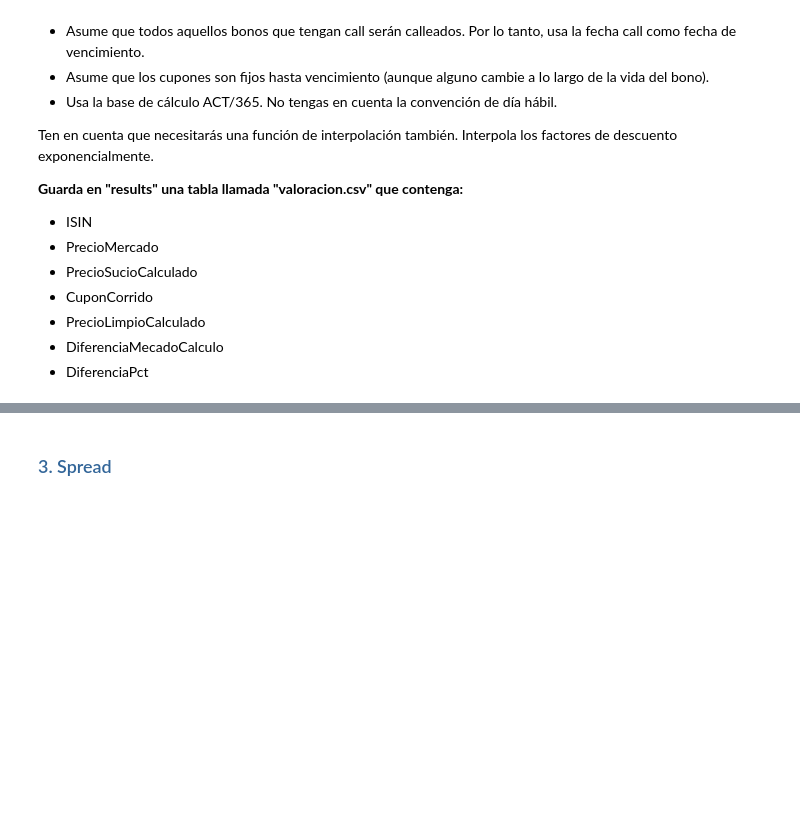
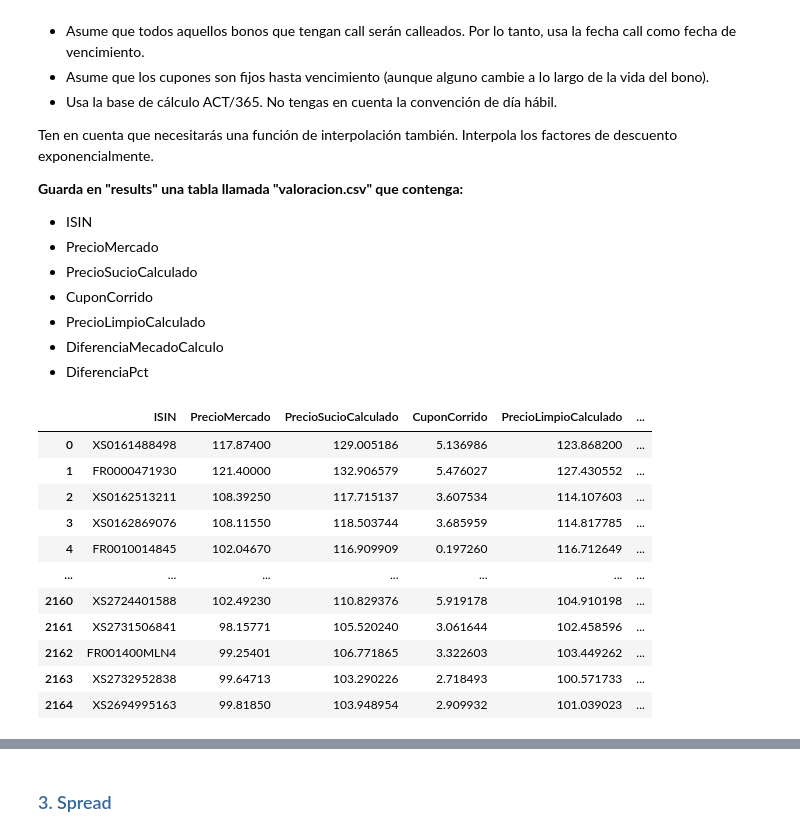
Before and after one commit to alejandroperezpujante/taller-rf-miax15, a Jupyter notebook: src/analisis_cartera.ipynb, the cells around one changed output, grey strips where cells are left out. Saved outputs shown, nothing was run; the diff lists cells and outputs as text; code cells hidden in the pictures; blank space fills up the shorter version.

```diff
--- a/src/analisis_cartera.ipynb
+++ b/src/analisis_cartera.ipynb
@@ -97,3 +279,14 @@ Saca conclusiones de estas tablas de control. Identifica al menos 2 posibles pro
+# %%
+fecha_valor = pd.Timestamp("2026-10-01")
+
+# Marcamos los bonos cuyo rescate se supone ejercido a la fecha de valoración.
+fechas_call = pd.to_datetime(universo["Next Call Date"], format="%d/%m/%Y")
+fechas_vencimiento = pd.to_datetime(universo["Maturity"], format="%d/%m/%Y")
+universo["RescatadoAsumido"] = (
+    universo["Callable"].eq("Y")
+    & fechas_call.le(fecha_valor)
+    & (fechas_vencimiento.isna() | fechas_call.lt(fechas_vencimiento))
+)
 # %% [markdown]
 #### <font color=#808080>Resto de información</font>
 # %% [markdown]
@@ -104,3 +325,6 @@ En esta sección, analizamos el resto de ficheros para ver qué información ten
 ##### <font color=#CC6600>Otros precios</font>
 # %% [markdown]
 Para terminar con el análisis de datos, falta lo leído en los ficheros de *precios_historicos_varios.csv* y *curvaESTR.csv*.
+# %%
+curva_estr = pd.read_csv(carpeta_datos + "curvaESTR.csv", sep=";")
+curva_estr.isna().sum()
@@ -136,55 +368,56 @@ Ten en cuenta que necesitarás una función de interpolación también. Interpol
 - PrecioLimpioCalculado
 - DiferenciaMecadoCalculo
 - DiferenciaPct
-# %%
-# Establecemos la fecha
-fecha_valor = datetime.datetime(2026,10,1)
 # %%
-import importlib
-import os
-import sys
-from datetime import datetime
 
-import funciones_aux
+primera = curva_estr["Discount"].notna().to_numpy().nonzero()[0][0]
 
-# Recarga los cambios guardados del módulo antes de obtener las funciones para evitar tener que reiniciar el kernel del notebook.
-importlib.reload(funciones_aux)
-from funciones_aux import valoracion_bono
-
-# Localizamos funciones_aux tanto desde src/ como desde la raíz del proyecto.
-carpeta_src = "." if os.path.isfile("funciones_aux.py") else "src"
-if carpeta_src not in sys.path:
-    sys.path.insert(0, carpeta_src)
-
-# Ejecutamos desde src/ (carpeta del notebook) o desde la raíz del proyecto.
-carpeta_datos = "../data/" if os.path.isdir("../data") else "data/"
-
-universo = pd.read_csv(carpeta_datos + "universo.csv", sep=";")
-datos = pd.read_csv(carpeta_datos + "curvaESTR.csv", sep=";")
-primera = datos["Discount"].notna().to_numpy().nonzero()[0][0]
-
-curva_descuento = datos.iloc[primera:, [0, 3]].copy()
+curva_descuento = curva_estr.iloc[primera:, [0, 3]].copy()
 curva_descuento.columns = ["fecha", "factor_descuento"]
 
 curva_descuento["fecha"] = pd.to_datetime(
     curva_descuento["fecha"],
     format="%d/%m/%Y",
 )
 
-bono_data = universo.iloc[0]
-precio_limpio, precio_sucio, cupon_corrido, flujos = valoracion_bono(
-    bono_data,
-    curva_descuento,
-    fecha_valor="2026-10-01",
-    nominal=100,
-    spread=0,
-)
-print(bono_data)
-print(flujos)
-resumen = pd.Series({
-    "Precio limpio": precio_limpio,
-    "Cupón corrido": cupon_corrido,
-    "Precio sucio": precio_sucio,
-})
-print(resumen)
+def valorar_fila(bono):
+    precio_mercado = bono["Price"]
+    if bono["RescatadoAsumido"]:
+        precio_limpio = precio_sucio = cupon_corrido = 0.0
+        diferencia = diferencia_pct = float("nan")
+    else:
+        precio_limpio, precio_sucio, cupon_corrido, _ = valoracion_bono(
+            bono,
+            curva_descuento,
+            fecha_valor=fecha_valor,
+            nominal=100,
+            spread=0,
+        )
+        diferencia = precio_mercado - precio_limpio
+        diferencia_pct = diferencia / precio_limpio
+
+    return pd.Series({
+        "ISIN": bono["ISIN"],
+        "PrecioMercado": precio_mercado,
+        "PrecioSucioCalculado": precio_sucio,
+        "CuponCorrido": cupon_corrido,
+        "PrecioLimpioCalculado": precio_limpio,
+        "DiferenciaMercadoCalculo": diferencia,
+        "DiferenciaPct": diferencia_pct,
+    })
+
+results = universo.apply(valorar_fila, axis=1)
+display(results)
 # %% [output]
+|  | ISIN | PrecioMercado | PrecioSucioCalculado | CuponCorrido | PrecioLimpioCalculado | ... |
+| 0 | XS0161488498 | 117.87400 | 129.005186 | 5.136986 | 123.868200 | ... |
+| 1 | FR0000471930 | 121.40000 | 132.906579 | 5.476027 | 127.430552 | ... |
+| 2 | XS0162513211 | 108.39250 | 117.715137 | 3.607534 | 114.107603 | ... |
+| 3 | XS0162869076 | 108.11550 | 118.503744 | 3.685959 | 114.817785 | ... |
+| 4 | FR0010014845 | 102.04670 | 116.909909 | 0.197260 | 116.712649 | ... |
+| ... | ... | ... | ... | ... | ... | ... |
+| 2160 | XS2724401588 | 102.49230 | 110.829376 | 5.919178 | 104.910198 | ... |
+| 2161 | XS2731506841 | 98.15771 | 105.520240 | 3.061644 | 102.458596 | ... |
+| 2162 | FR001400MLN4 | 99.25401 | 106.771865 | 3.322603 | 103.449262 | ... |
+| 2163 | XS2732952838 | 99.64713 | 103.290226 | 2.718493 | 100.571733 | ... |
+| 2164 | XS2694995163 | 99.81850 | 103.948954 | 2.909932 | 101.039023 | ... |
```
Also changed, not shown: parts of 15 cells of this notebook, 1 other file.
